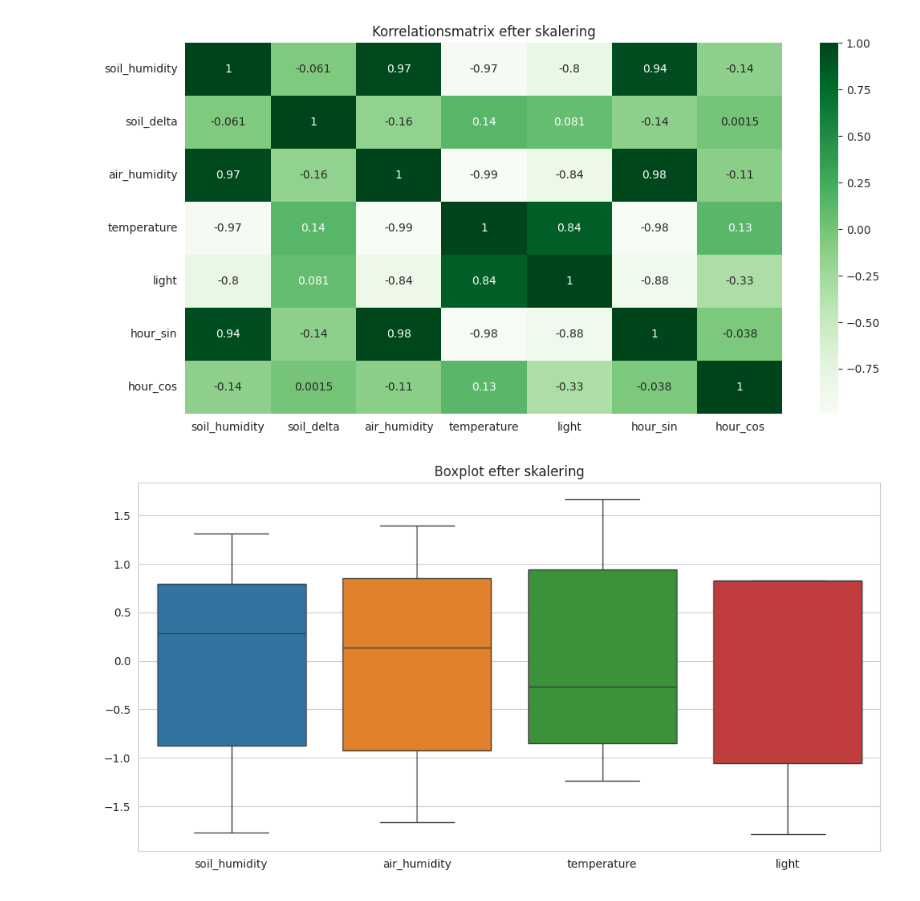
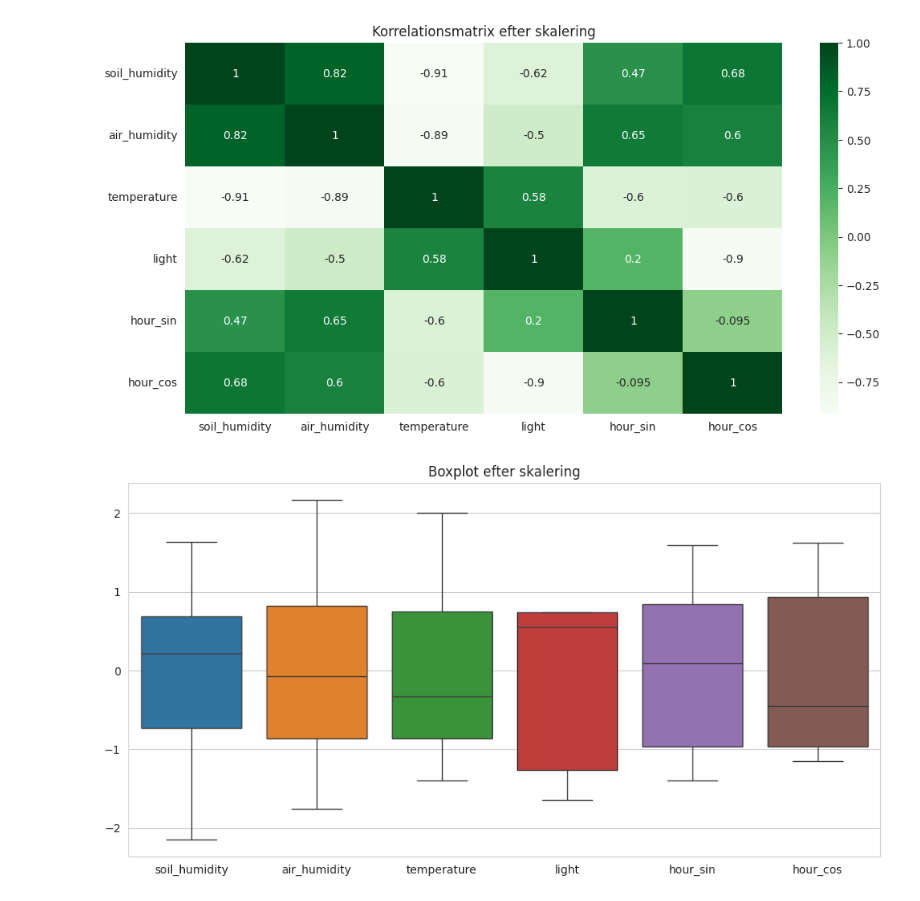
Before and after one commit to DK-SEP4-S25-VIAUC/MAL-Service, a Jupyter notebook: python/model_training_service_linear_regression/linear_regression_data_processing.ipynb, the cells around one changed output. Cells and saved outputs as stored; diff of their text form; code cells hidden in the pictures.

```diff
--- a/python/model_training_service_linear_regression/linear_regression_data_processing.ipynb
+++ b/python/model_training_service_linear_regression/linear_regression_data_processing.ipynb
@@ -87,29 +83,16 @@ plt.show()
 # %%
-# --- Cleaning ---
+# --- Rensning ---
 df_clean = clean_sensor_data(df_raw.copy(), expected_interval_minutes=10, gap_drop_threshold=60)
 print(f"Antal samples efter cleaning: {len(df_clean)}")
-print(f"Minimum soil_humidity: {df_clean['soil_humidity'].min()}")
-print(f"Maximum soil_humidity: {df_clean['soil_humidity'].max()}")
+soilhumidity_threshold = df_clean['soil_humidity'].min() + 2
+print(f"Minimum soil_humidity: {soilhumidity_threshold}")
 
-# --- Creating target variable ---
-df_clean = add_minutes_to_dry(df_clean, threshold=83)
+# --- Target-beregning ---
+df_clean = add_minutes_to_dry(df_clean, soilhumidity_threshold)
 df_clean.dropna(subset=["minutes_to_dry"], inplace=True)
 print(f"Antal samples efter target lavet: {len(df_clean)}")
 
 # --- Feature engineering ---
 df_clean["hour_sin"] = np.sin(df_clean["timestamp"].dt.hour / 24 * 2 * np.pi)
 df_clean["hour_cos"] = np.cos(df_clean["timestamp"].dt.hour / 24 * 2 * np.pi)
-
-# --- Feature selection ---
-feature_cols = [
-    "soil_humidity",
-    "soil_delta",
-    "air_humidity",
-    "temperature",
-    "light",
-    "hour_sin",
-    "hour_cos"
-]
-
-print(df_clean[feature_cols].describe())
 # %% [output]
@@ -165,20 +141,19 @@ plt.show()
 # %%
-# --- Skalering af df ---
+# --- Skalering ---
+feature_cols = ["soil_humidity", "air_humidity", "temperature", "light", "hour_sin", "hour_cos"]
 scaler = StandardScaler()
 scaled_features = scaler.fit_transform(df_clean[feature_cols])
 df_scaled = pd.DataFrame(scaled_features, columns=feature_cols)
 
-# --- Correlation heatmap efter skalering ---
 sns.heatmap(df_scaled.corr(), annot=True, cmap='Greens')
-plt.savefig(f"{output_dir}/correlation_heatmap_after_scaling.png")
 plt.title("Korrelationsmatrix efter skalering")
+plt.savefig(f"{output_dir}/correlation_matrix_after_scaling.png")
 plt.show()
 
-# --- Boxplot efter skalering ---
-sns.boxplot(data=df_scaled[["soil_humidity", "air_humidity", "temperature", "light"]])
+sns.boxplot(data=df_scaled[feature_cols])
 plt.title("Boxplot efter skalering")
 plt.savefig(f"{output_dir}/boxplot_after_scaling.png")
 plt.show()
 # %% [output]
-[figure, old version]
+[figure, new version]
-[figure, old version]
+[figure, new version]
```
Also changed, not shown: parts of 4 cells of this notebook.
